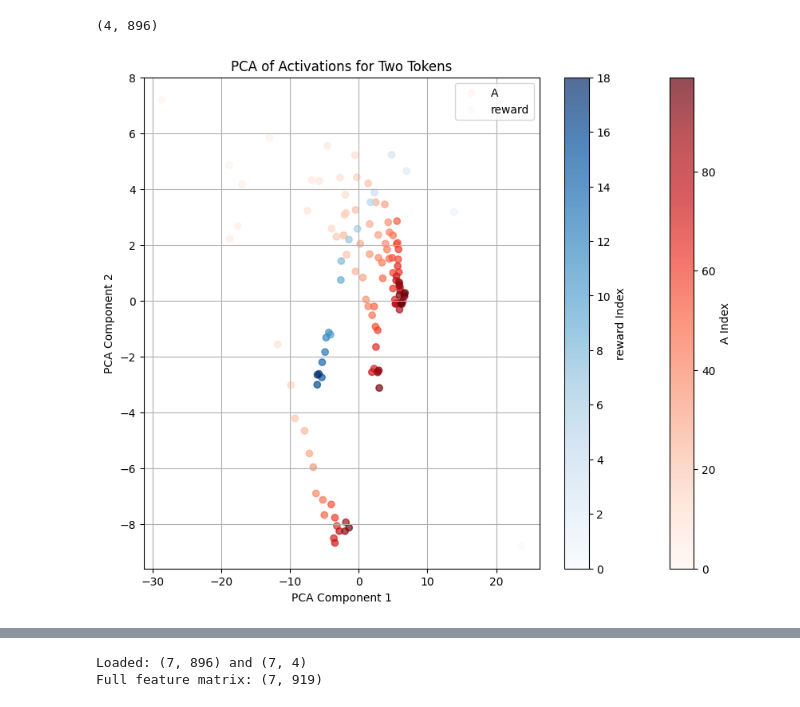
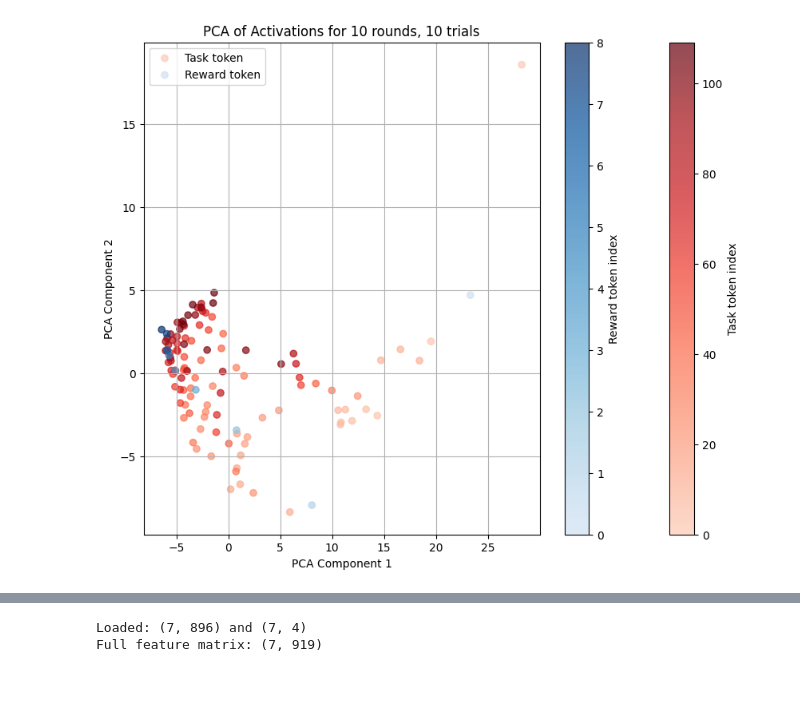
Before and after one commit to gguiomar/cog-schema, a Jupyter notebook: notebooks/PCA.ipynb, the cells around one changed output, grey strips where cells are left out. Drawn from its saved outputs; the diff is of its cells as text; code cells hidden in the pictures.

```diff
--- a/notebooks/PCA.ipynb
+++ b/notebooks/PCA.ipynb
@@ -42,21 +44,14 @@ def get_activations_by_token(token, act_dir=None, file=None):
         meta = json.load(open(meta_files[-1]))
 
     elif file is not None:
-        activations = np.load("../activations_" + file + ".npy")
-        meta = json.load(open("../meta_" + file + ".json"))
+        activations = np.load("../activations_analysis/activations_" + file + ".npy")
+        meta = json.load(open("../activations_analysis/meta_" + file + ".json"))
 
     # find all the indices of the token in the meta
     token_indices = [i for i, t in enumerate(meta['tokens']) if t == token]
 
     # return the activations for the token indices
     return np.array([activations[0, i, :] for i in token_indices])
-# %%
-get_activations_by_token(
-    get_token_from_string(" GREEN"),
-    file="109"
-).shape
-# %% [output]
-(4, 896)
 # %%
 # do PCA on the activations
 def pca_activations(activations, n_components=2):
@@ -65,36 +69,37 @@ def pca_activations(activations, n_components=2):
 # %%
 # plot the PCA results for two tokens with different color gradients
-def plot_pca_two_tokens(pca_results1, pca_results2, label1="Token 1", label2="Token 2"):
+def plot_pca_two_tokens(pca_results1, pca_results2, label1="Token 1", label2="Token 2", title="PCA of Activations"):
     plt.figure(figsize=(10, 8))
     scatter1 = plt.scatter(
         pca_results1[:, 0], pca_results1[:, 1],
-        c=np.arange(len(pca_results1)), cmap='Reds', alpha=0.7, label=label1
+        c=np.arange(len(pca_results1)), cmap=reds_darker, alpha=0.7, label=label1
     )
     scatter2 = plt.scatter(
         pca_results2[:, 0], pca_results2[:, 1],
-        c=np.arange(len(pca_results2)), cmap='Blues', alpha=0.7, label=label2
+        c=np.arange(len(pca_results2)), cmap=blues_darker, alpha=0.7, label=label2
     )
-    plt.colorbar(scatter1, label=f'{label1} Index', orientation='vertical')
-    plt.colorbar(scatter2, label=f'{label2} Index', orientation='vertical')
+    plt.colorbar(scatter1, label=f'{label1} index', orientation='vertical')
+    plt.colorbar(scatter2, label=f'{label2} index', orientation='vertical')
     plt.xlabel('PCA Component 1')
     plt.ylabel('PCA Component 2')
-    plt.title('PCA of Activations for Two Tokens')
+    plt.title('PCA of Activations for ' + title)
     plt.legend()
     plt.grid()
     plt.show()
-
-pca_results1 = pca_activations(
-    get_activations_by_token(
-        get_token_from_string("assistant"),
-        file="99"
-    )
-)
-pca_results2 = pca_activations(
-    get_activations_by_token(
-        get_token_from_string(" GREEN"),
-        file="99"
-    )
-)
-plot_pca_two_tokens(pca_results1, pca_results2, label1="A", label2="reward")
-# %% [output]
-[figure, removed]
+# %%
+name = "10rounds10trials"
+pca_results1 = pca_activations(
+    get_activations_by_token(
+        get_token_from_string("assistant"),
+        file=name
+    )
+)
+pca_results2 = pca_activations(
+    get_activations_by_token(
+        get_token_from_string(" GREEN"),
+        file=name
+    )
+)
+plot_pca_two_tokens(pca_results1, pca_results2, label1="Task token", label2="Reward token", title="10 rounds, 10 trials")
+# %% [output]
+[figure, added]
```
Also changed, not shown: parts of 4 cells of this notebook, 2 other files.
